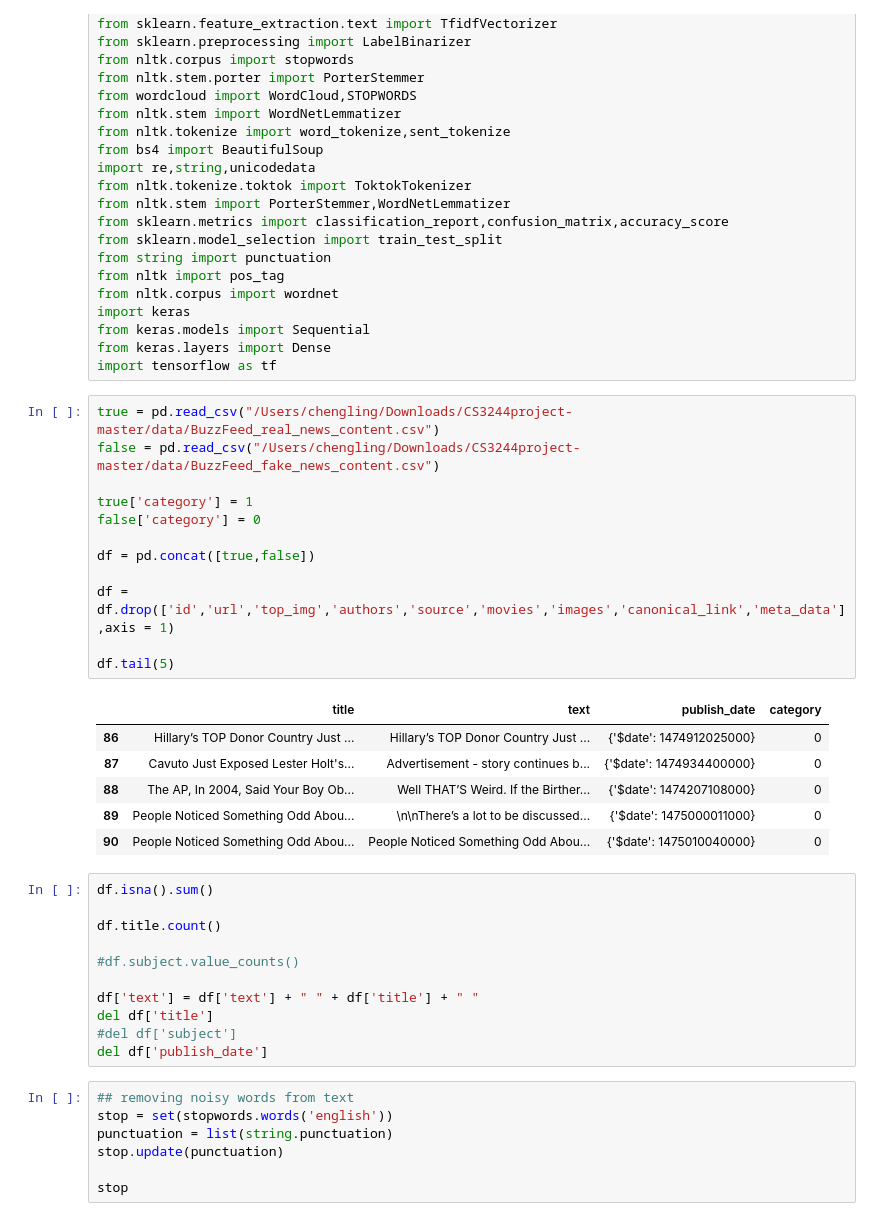
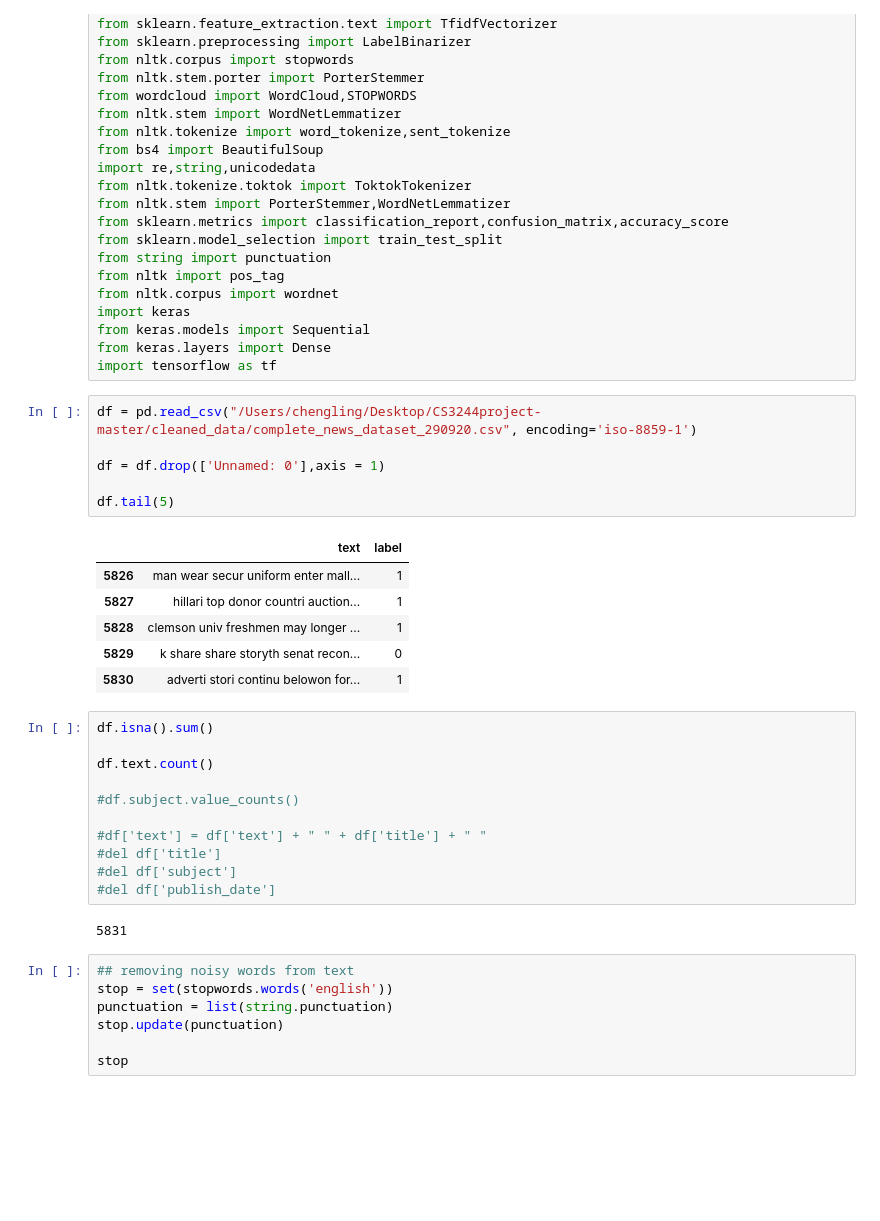
Before and after one commit to chenggzzxcc/CS3244_Group10, a Jupyter notebook: experimental/CNN.ipynb, the cells around one changed output. Saved outputs shown, nothing was run; the diff lists cells and outputs as text; blank space fills up the shorter version.

```diff
--- a/experimental/CNN.ipynb
+++ b/experimental/CNN.ipynb
@@ -25,36 +25,32 @@ import keras
 from keras.models import Sequential
 from keras.layers import Dense
 import tensorflow as tf
-# %%
-true = pd.read_csv("/Users/chengling/Downloads/CS3244project-master/data/BuzzFeed_real_news_content.csv")
-false = pd.read_csv("/Users/chengling/Downloads/CS3244project-master/data/BuzzFeed_fake_news_content.csv")
-
-true['category'] = 1
-false['category'] = 0
-
-df = pd.concat([true,false])
-
-df = df.drop(['id','url','top_img','authors','source','movies','images','canonical_link','meta_data'],axis = 1)
-
-df.tail(5)
-# %% [output]
-|  | title | text | publish_date | category |
-| 86 | Hillary’s TOP Donor Country Just ... | Hillary’s TOP Donor Country Just ... | {'$date': 1474912025000} | 0 |
-| 87 | Cavuto Just Exposed Lester Holt's... | Advertisement - story continues b... | {'$date': 1474934400000} | 0 |
-| 88 | The AP, In 2004, Said Your Boy Ob... | Well THAT’S Weird. If the Birther... | {'$date': 1474207108000} | 0 |
-| 89 | People Noticed Something Odd Abou... | \n\nThere’s a lot to be discussed... | {'$date': 1475000011000} | 0 |
-| 90 | People Noticed Something Odd Abou... | People Noticed Something Odd Abou... | {'$date': 1475010040000} | 0 |
+# %%
+df = pd.read_csv("/Users/chengling/Desktop/CS3244project-master/cleaned_data/complete_news_dataset_290920.csv", encoding='iso-8859-1')
+
+df = df.drop(['Unnamed: 0'],axis = 1)
+
+df.tail(5)
+# %% [output]
+|  | text | label |
+| 5826 | man wear secur uniform enter mall... | 1 |
+| 5827 | hillari top donor countri auction... | 1 |
+| 5828 | clemson univ freshmen may longer ... | 1 |
+| 5829 | k share share storyth senat recon... | 0 |
+| 5830 | adverti stori continu belowon for... | 1 |
 # %%
 df.isna().sum()
 
-df.title.count()
+df.text.count()
 
 #df.subject.value_counts()
 
-df['text'] = df['text'] + " " + df['title'] + " "
-del df['title']
+#df['text'] = df['text'] + " " + df['title'] + " "
+#del df['title']
 #del df['subject']
-del df['publish_date']
+#del df['publish_date']
+# %% [output]
+5831
 # %%
 ## removing noisy words from text
 stop = set(stopwords.words('english'))
```
Also changed, not shown: parts of 10 cells of this notebook, 2 other files.
